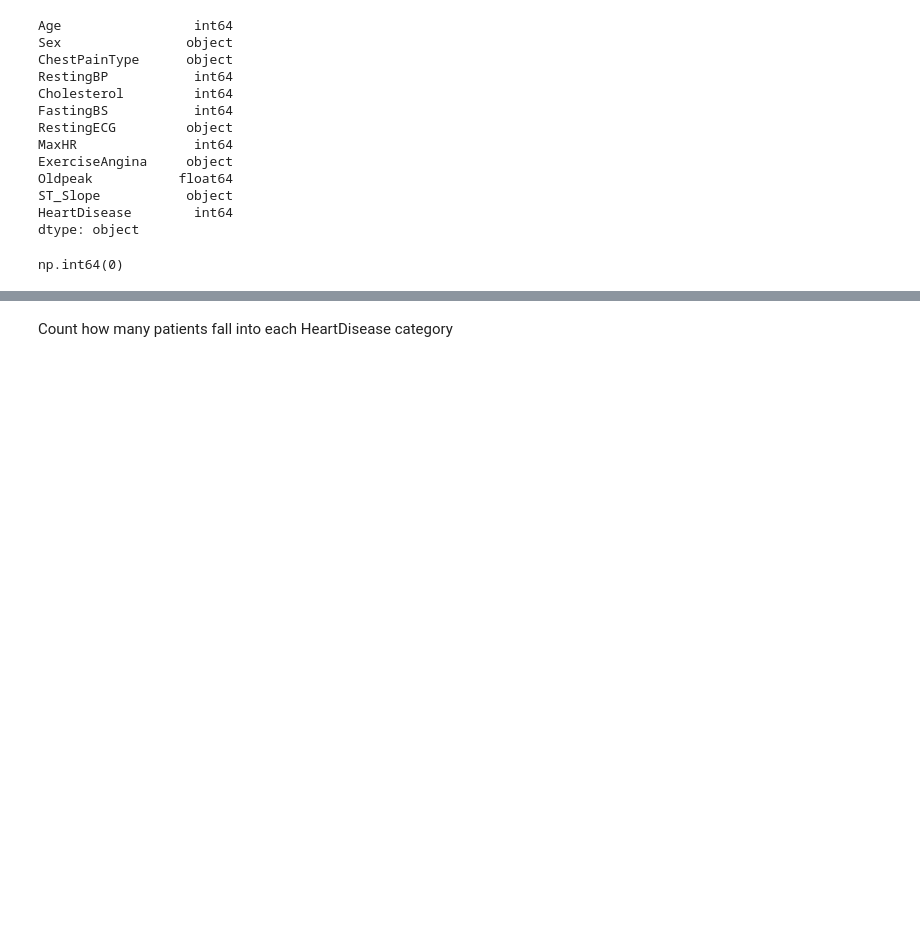
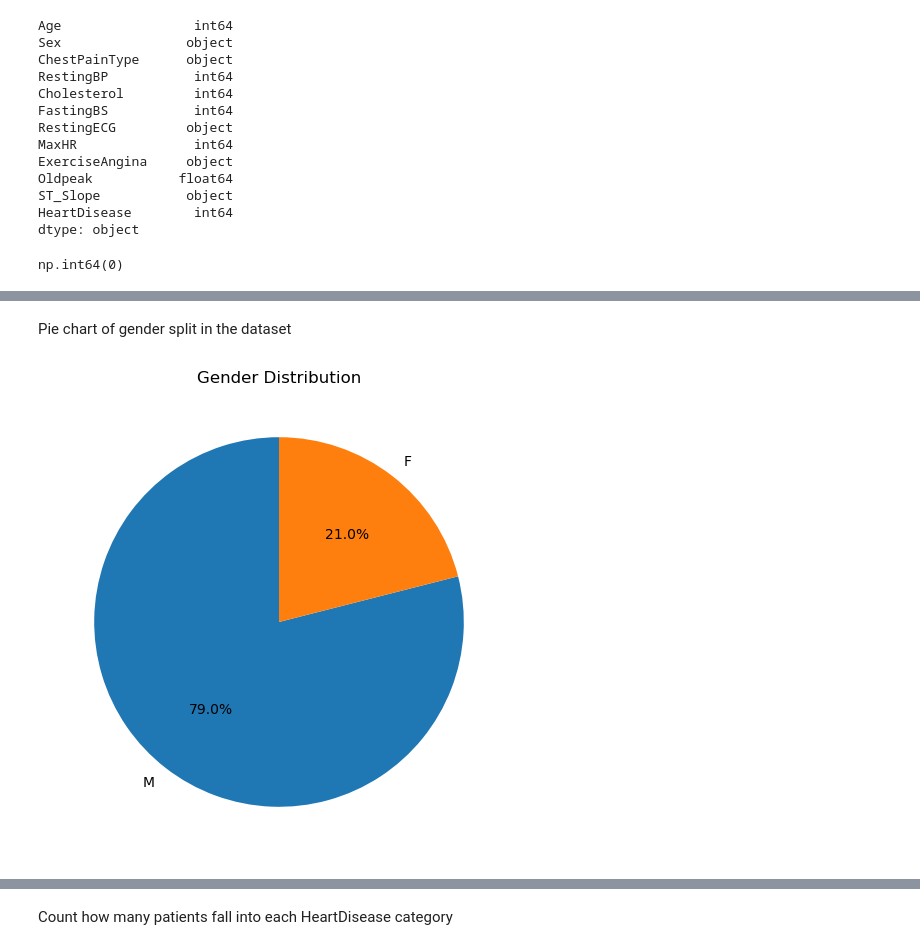
Before and after one commit to VidushiGoel-1/heart-eda-project, a Jupyter notebook: Heart_eda_complete.ipynb, the cells around one changed output, grey strips where cells are left out. Cells and saved outputs as stored; diff of their text form; code cells hidden in the pictures; blank space fills up the shorter version.

```diff
--- a/Heart_eda_complete.ipynb
+++ b/Heart_eda_complete.ipynb
@@ -147,0 +171,10 @@ np.int64(0)
+# %% [markdown]
+ Pie chart of gender split in the dataset
+# %%
+plt.figure(figsize=(6, 6))
+df['Sex'].value_counts().plot(kind='pie', autopct='%1.1f%%', startangle=90)
+plt.title('Gender Distribution')
+plt.ylabel('')
+plt.show()
+# %% [output]
+[figure, added]
```
Also changed, not shown: parts of 9 cells of this notebook, 2 other files.
